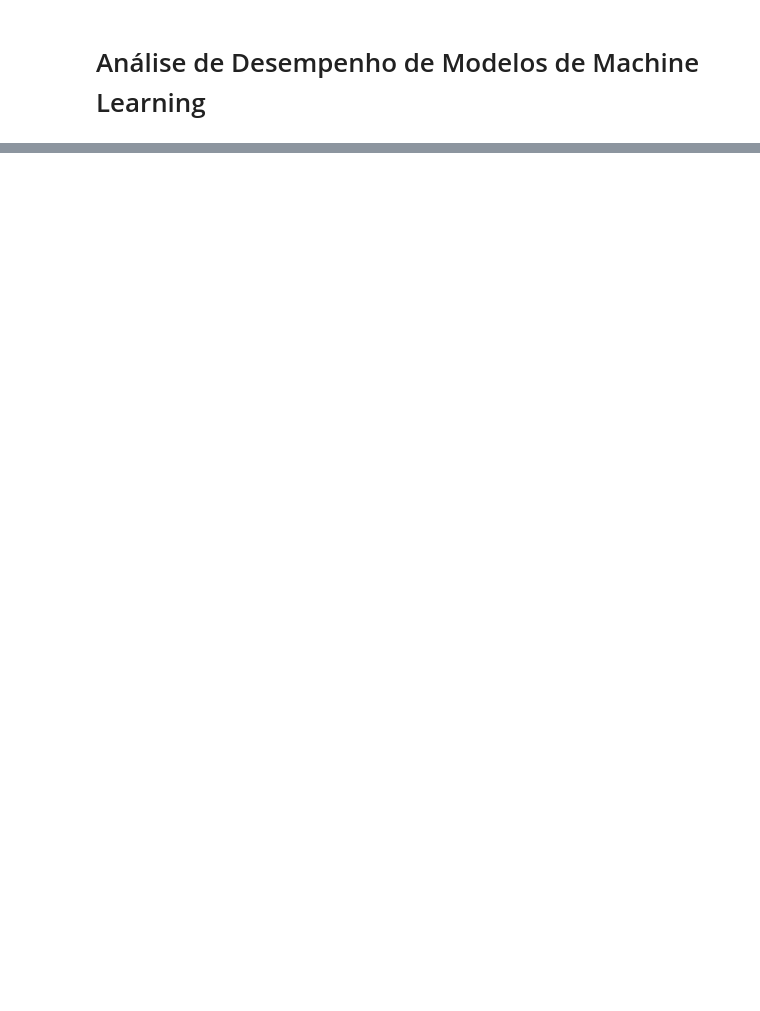
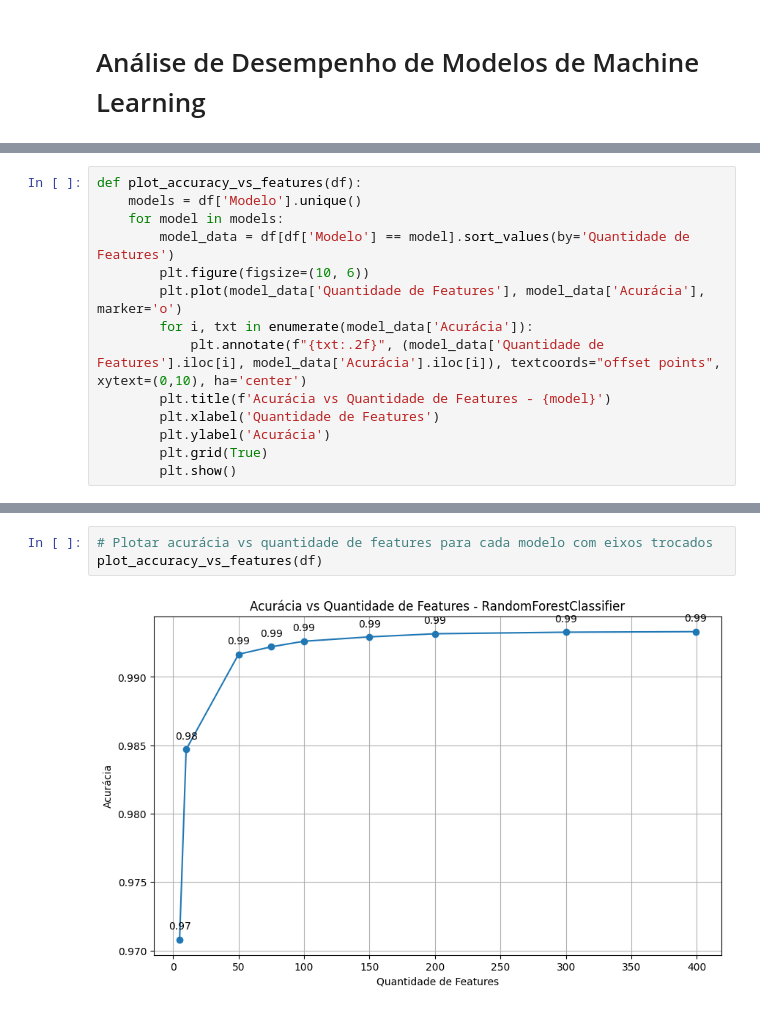
Before and after one commit to fsluizvictor/tcc_experiments_az_ml, a Jupyter notebook: src/notebooks/results/model_performance_analysis.ipynb, the cells around one changed output, grey strips where cells are left out. Saved outputs shown, nothing was run; the diff lists cells and outputs as text; blank space fills up the shorter version.

```diff
--- a/src/notebooks/results/model_performance_analysis.ipynb
+++ b/src/notebooks/results/model_performance_analysis.ipynb
@@ -50,0 +38,14 @@ plot_other_metrics_swapped(df)
+# %%
+def plot_accuracy_vs_features(df):
+    models = df['Modelo'].unique()
+    for model in models:
+        model_data = df[df['Modelo'] == model].sort_values(by='Quantidade de Features')
+        plt.figure(figsize=(10, 6))
+        plt.plot(model_data['Quantidade de Features'], model_data['Acurácia'], marker='o')
+        for i, txt in enumerate(model_data['Acurácia']):
+            plt.annotate(f"{txt:.2f}", (model_data['Quantidade de Features'].iloc[i], model_data['Acurácia'].iloc[i]), textcoords="offset points", xytext=(0,10), ha='center')
+        plt.title(f'Acurácia vs Quantidade de Features - {model}')
+        plt.xlabel('Quantidade de Features')
+        plt.ylabel('Acurácia')
+        plt.grid(True)
+        plt.show()
@@ -50,0 +69,5 @@ plot_other_metrics_swapped(df)
+# %%
+# Plotar acurácia vs quantidade de features para cada modelo com eixos trocados
+plot_accuracy_vs_features(df)
+# %% [output]
+[figure, added]
```
Also changed, not shown: parts of 6 cells of this notebook, 4 other files.
